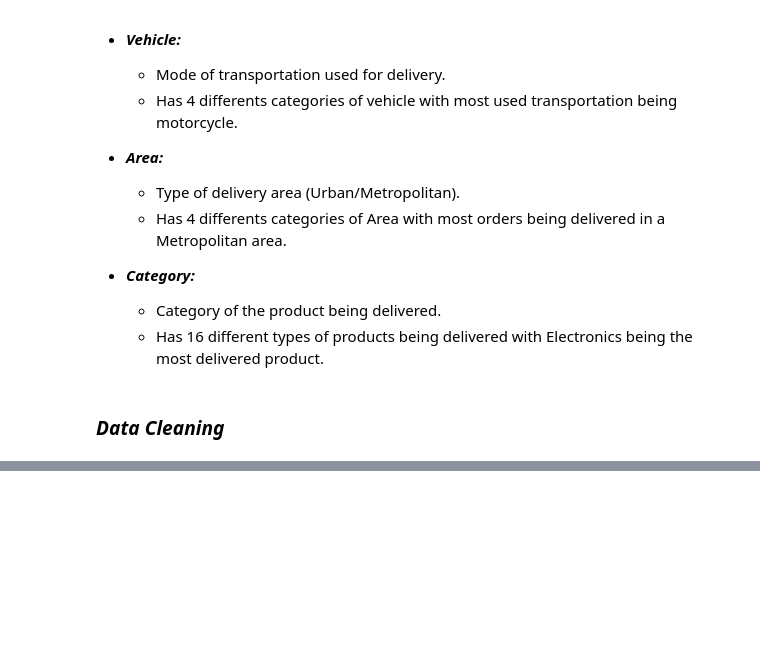
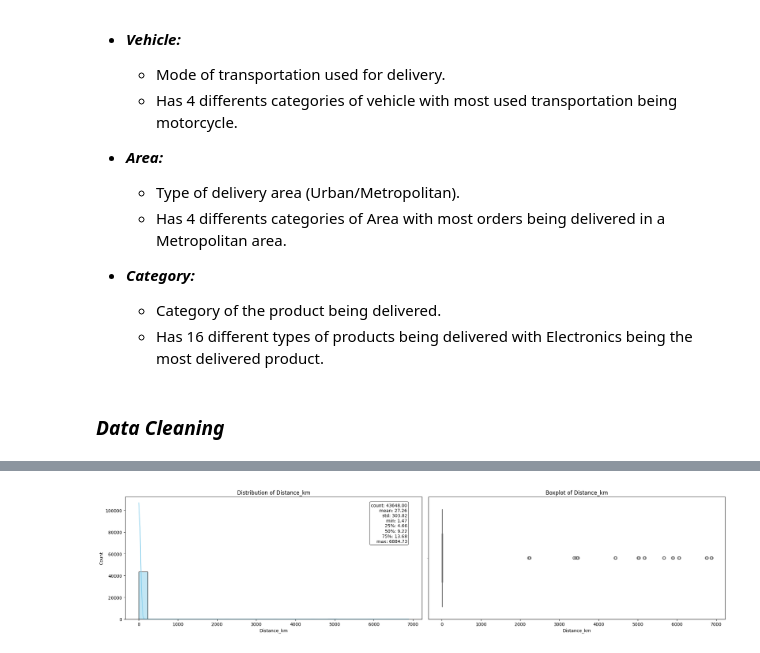
Before and after one commit to Pooja-Spandana/Amazon_DeliveryTime_Prediction, a Jupyter notebook: Notebooks/Data_cleaning_&_EDA.ipynb, the cells around one changed output, grey strips where cells are left out. Saved outputs shown, nothing was run; the diff lists cells and outputs as text; code cells hidden in the pictures; blank space fills up the shorter version.

```diff
--- a/Notebooks/Data_cleaning_&_EDA.ipynb
+++ b/Notebooks/Data_cleaning_&_EDA.ipynb
@@ -224,0 +557,4 @@ data.describe(include='object').T
+# %%
+plot_feature_distribution(fe_dataset, "Distance_km")
+# %% [output]
+[figure, added]
```
Also changed, not shown: parts of 67 cells of this notebook, 18 other files.
